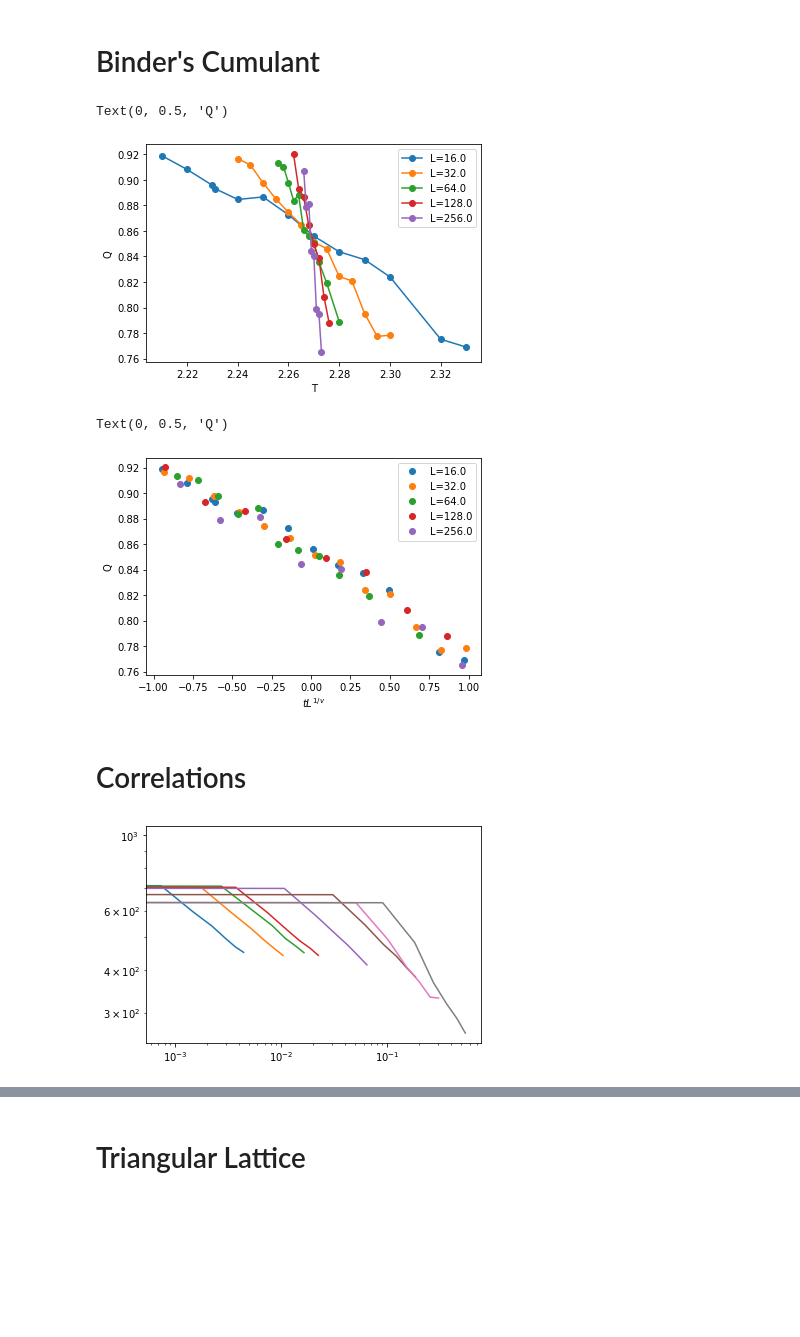
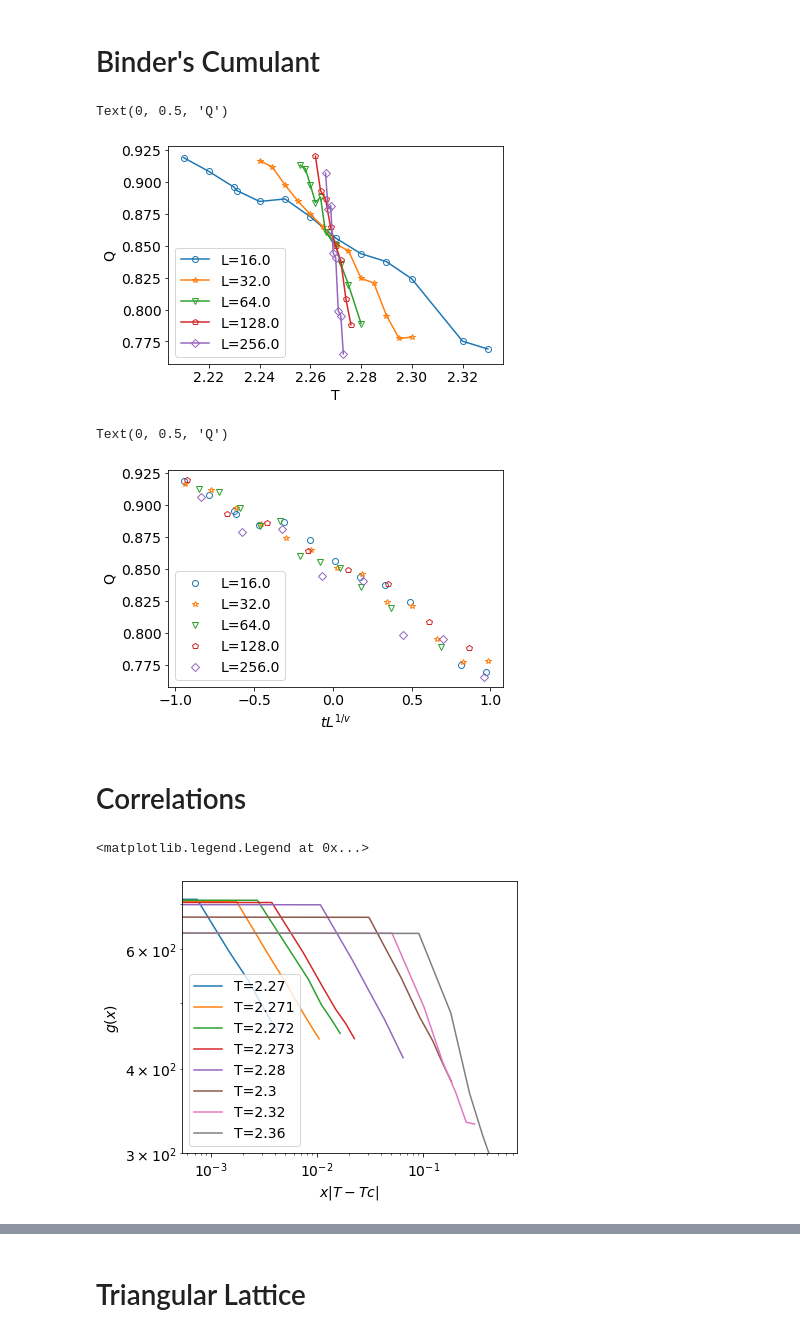
Before and after one commit to klashenriksson/MCSim_CPF, a Jupyter notebook: analysis/lab2/result_analyzer.ipynb, the cells around one changed output, grey strips where cells are left out. Drawn from its saved outputs; the diff is of its cells as text; code cells hidden in the pictures; blank space fills up the shorter version.

```diff
--- a/analysis/lab2/result_analyzer.ipynb
+++ b/analysis/lab2/result_analyzer.ipynb
@@ -65,12 +69,12 @@ Text(0, 0.5, 'm')
 beta = 1.0/8.0
 v = 1
 fig, ax = plt.subplots(1,1)
-for df in dfs:
+for df, line_sym in zip(dfs, line_symbols):
     m = df["m"]
     L = df["L"]
     T = df["T"]
 
-    ax.plot(T, m*np.power(L, beta/v), '-o', label=f"L={L.iloc[0]}")
+    ax.plot(T, m*np.power(L, beta/v), line_sym, label=f"L={L.iloc[0]}", fillstyle="none")
 ax.legend()
 ax.set_xlabel("T")
 ax.set_ylabel(r"$mL^{\beta/v}$")
@@ -81,7 +85,7 @@ Text(0, 0.5, '$mL^{\\beta/v}$')
 # mL^beta/v vs tL^1/v
 fig, ax = plt.subplots(1,1)
 fig2, ax2 = plt.subplots(1,1)
-for df in dfs:
+for df, sym in zip(dfs, marker_symbols):
     m = df["m"]
     m_var = df["m_variance"]
     L = df["L"]
@@ -94,8 +98,8 @@ for df in dfs:
 
     xval = t*np.power(L, 1.0/v)
     yval = m*np.power(L, beta/v)
-    ax.plot(xval, yval, 'o', label=f"L={L.iloc[0]}")
-    ax2.errorbar(xval, yval, yerr=y_err, label=f"L={L.iloc[0]}", marker='o', linestyle='')
+    ax.plot(xval, yval, sym, label=f"L={L.iloc[0]}", fillstyle="none")
+    ax2.errorbar(xval, yval, yerr=y_err, label=f"L={L.iloc[0]}", marker=sym, linestyle='', fillstyle="none")
 ax.legend()
 ax.set_xlabel("$tL^{1/v}$")
 ax.set_ylabel(r"$mL^{\beta/v}$")
@@ -113,22 +117,22 @@ ax2.set_xlim([-0.25, 0.25])
 # %%
 # Q vs T
 fig, ax = plt.subplots(1,1)
-for df in dfs:
+for df, line_sym in zip(dfs, line_symbols):
     Q = df["Q"]
     L = df["L"]
     T = df["T"]
 
-    ax.plot(T, Q, '-o', label=f"L={L.iloc[0]}")
+    ax.plot(T, Q, line_sym, label=f"L={L.iloc[0]}", fillstyle="none")
 ax.legend()
 ax.set_xlabel("T")
 ax.set_ylabel("Q")
 # %% [output]
 Text(0, 0.5, 'Q')
-[figure, old version]
+[figure, new version]
 # %%
 # Q vs tL^{1/v}
 fig, ax = plt.subplots(1,1)
-for df in dfs:
+for df, marker_sym in zip(dfs, marker_symbols):
     Q = df["Q"]
     L = df["L"]
     T = df["T"]
@@ -136,13 +140,13 @@ for df in dfs:
 
     xvals = t*np.power(L, 1.0/v)
 
-    ax.plot(xvals, Q, 'o', label=f"L={L.iloc[0]}")
+    ax.plot(xvals, Q, marker_sym, label=f"L={L.iloc[0]}", fillstyle="none")
 ax.legend()
 ax.set_xlabel("$tL^{1/v}$")
 ax.set_ylabel("Q")
 # %% [output]
 Text(0, 0.5, 'Q')
-[figure, old version]
+[figure, new version]
 # %% [markdown]
 # Correlations
 # %%
@@ -178,34 +182,38 @@ for file in os.listdir("spincorr"):
 # %%
 # T > T_c
 # log(g) vs x/epsi
 
 correlations = corrs["256"]
 epsilons = {"T": [], "time": []}
 
-fig, ax = plt.subplots();
+fig, ax = plt.subplots()
+fig.set_size_inches((6, 5))
 for T_key in correlations:
     T = float(T_key)
     if T <= Tc:
         continue
     x = correlations[T_key]["x"]
     n = len(x)
     cutoff = int(0.03*n)
     corr_val = correlations[T_key]["value"]
     x_over_epsi = x*(T - Tc)
 
     ax.plot(x_over_epsi[:cutoff], corr_val[:cutoff], label=f"T={T}")
 
     epsi = 1.0/(T-Tc)
     epsilons["T"].append(T)
     epsilons["time"].append(epsi)
 
 ax.set_xscale("log")
 ax.set_yscale("log")
+ax.set_xlabel("$x\|T-Tc\|$")
+ax.set_ylabel("$g(x)$")
 #ax.set_xlim([0.001, 10**(-0.5)])
-#ax.set_ylim([10**2, 10**3])
-#ax.legend()
+ax.set_ylim([3*10**2, 6*10**2.1])
+ax.legend()
 # %% [output]
+<matplotlib.legend.Legend at 0x...>
-[figure, old version]
+[figure, new version]
 # %%
 # T = Tc
 fig, ax = plt.subplots()
```
Also changed, not shown: parts of 12 cells of this notebook.
